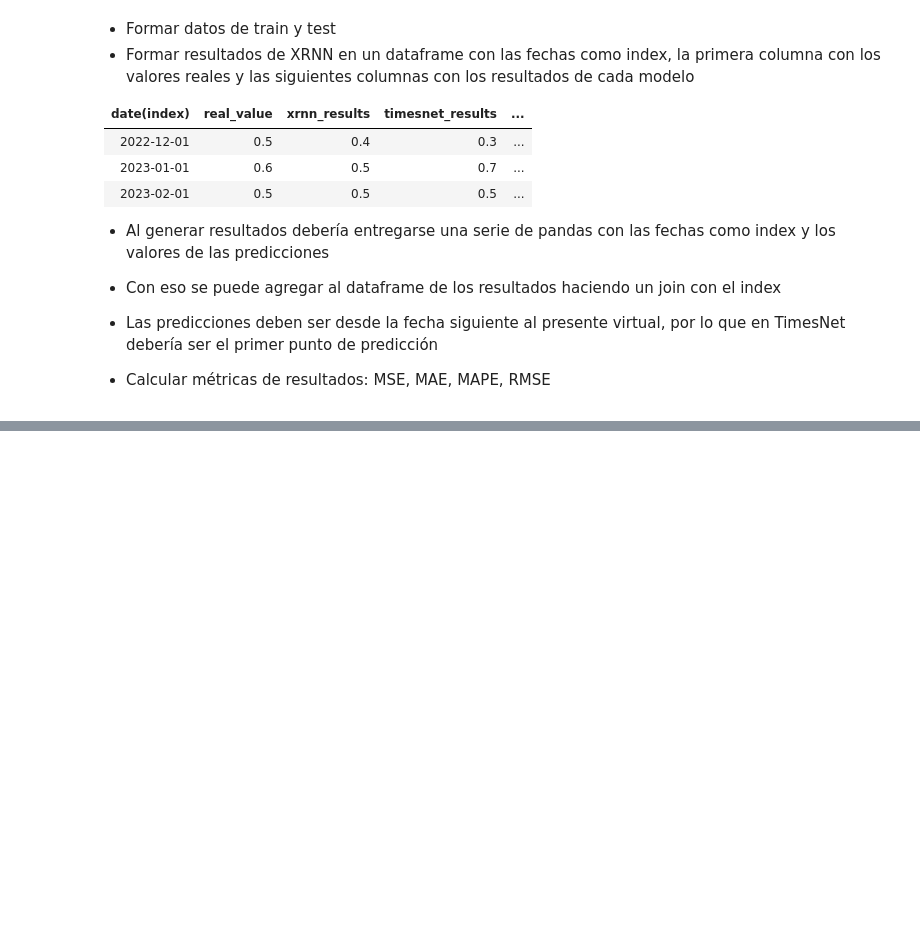
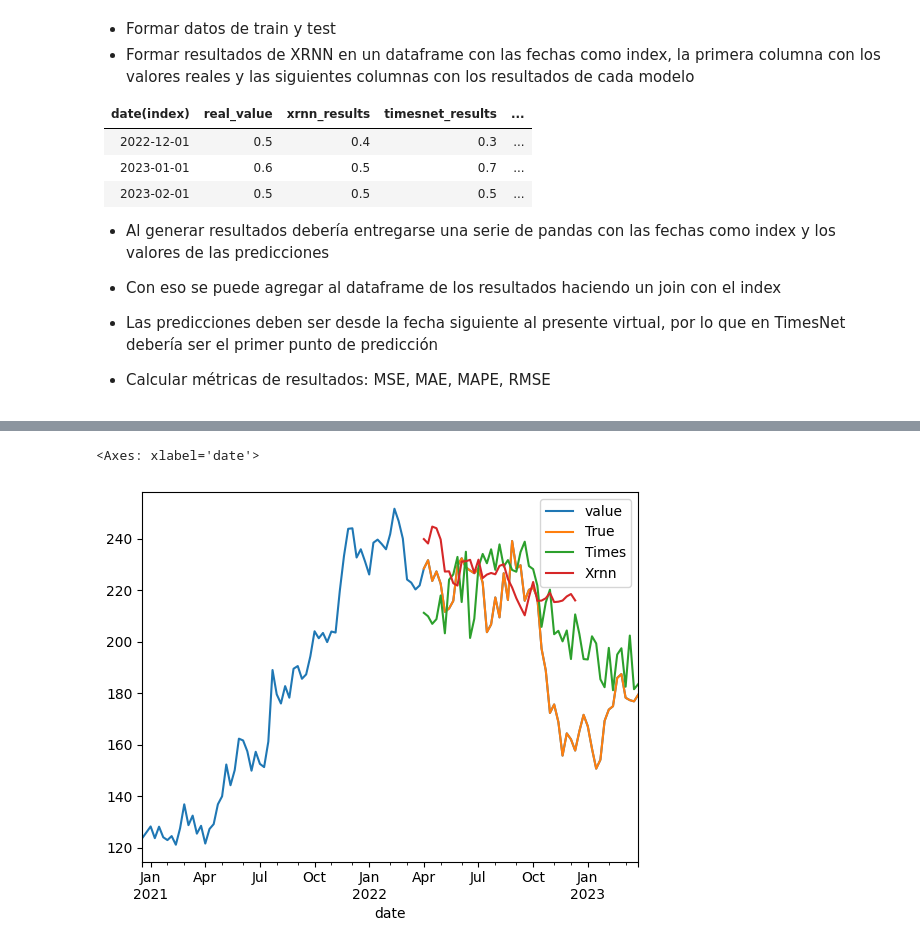
Before and after one commit to FranciscoSotoU/Time-Series-Library, a Jupyter notebook: exploration.ipynb, the cells around one changed output, grey strips where cells are left out. Cells and saved outputs as stored; diff of their text form; code cells hidden in the pictures; blank space fills up the shorter version.

```diff
--- a/exploration.ipynb
+++ b/exploration.ipynb
@@ -53,0 +85,14 @@ times_df = times_df
+# %%
+from dateutil import relativedelta
+from datetime import datetime
+virtual_present = "2021-12-13"
+virtual_present = datetime.strptime(virtual_present, "%Y-%m-%d")
+
+test_start = virtual_present - relativedelta.relativedelta(weeks=52)
+# %%
+plot = w_context[w_context.index>test_start]
+# %%
+plot.plot()
+# %% [output]
+<Axes: xlabel='date'>
+[figure, added]
```
Also changed, not shown: parts of 41 cells of this notebook, 6 other files.
